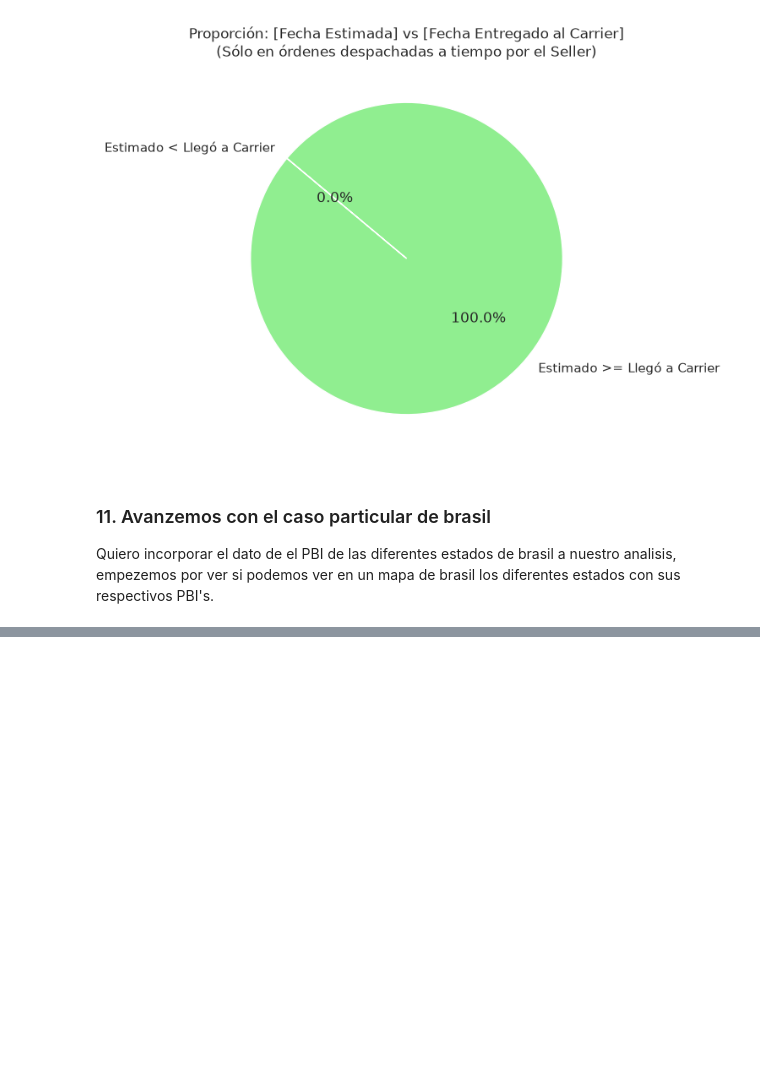
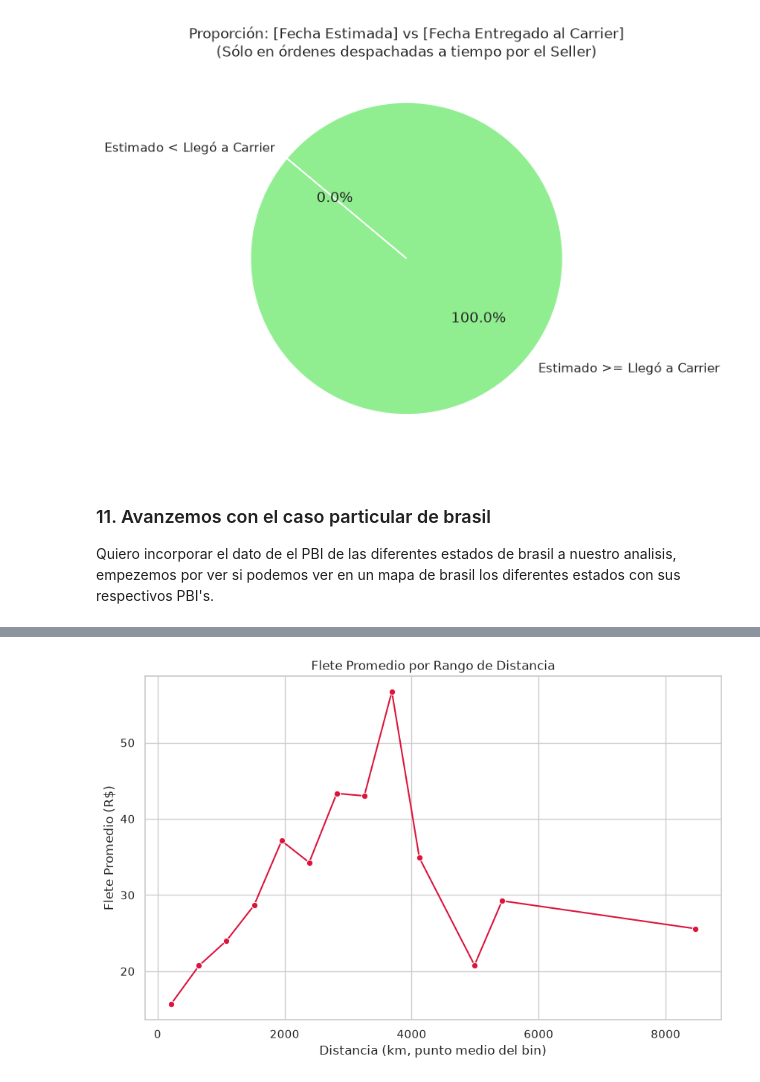
Before and after one commit to LeandroLocurcio/analisis-olist, a Jupyter notebook: notebooks/EDA_1.ipynb, the cells around one changed output, grey strips where cells are left out. Saved outputs shown, nothing was run; the diff lists cells and outputs as text; code cells hidden in the pictures; blank space fills up the shorter version.

```diff
--- a/notebooks/EDA_1.ipynb
+++ b/notebooks/EDA_1.ipynb
@@ -711,0 +741,18 @@ except Exception as e:
+# %%
+dist_freight_bins = dist_freight.copy()
+dist_freight_bins['distance_bin'] = pd.cut(dist_freight_bins['distance_km'], bins=20)
+freight_by_bin = (
+    dist_freight_bins.groupby('distance_bin', observed=True)['freight_value']
+    .mean()
+    .reset_index()
+)
+freight_by_bin['distance_mid'] = freight_by_bin['distance_bin'].apply(lambda intervalo: intervalo.mid)
+
+plt.figure(figsize=(10, 6))
+sns.lineplot(data=freight_by_bin, x='distance_mid', y='freight_value', marker='o', color='crimson')
+plt.title('Flete Promedio por Rango de Distancia')
+plt.xlabel('Distancia (km, punto medio del bin)')
+plt.ylabel('Flete Promedio (R$)')
+plt.show()
+# %% [output]
+[figure, added]
```
Also changed, not shown: parts of 5 cells of this notebook.
